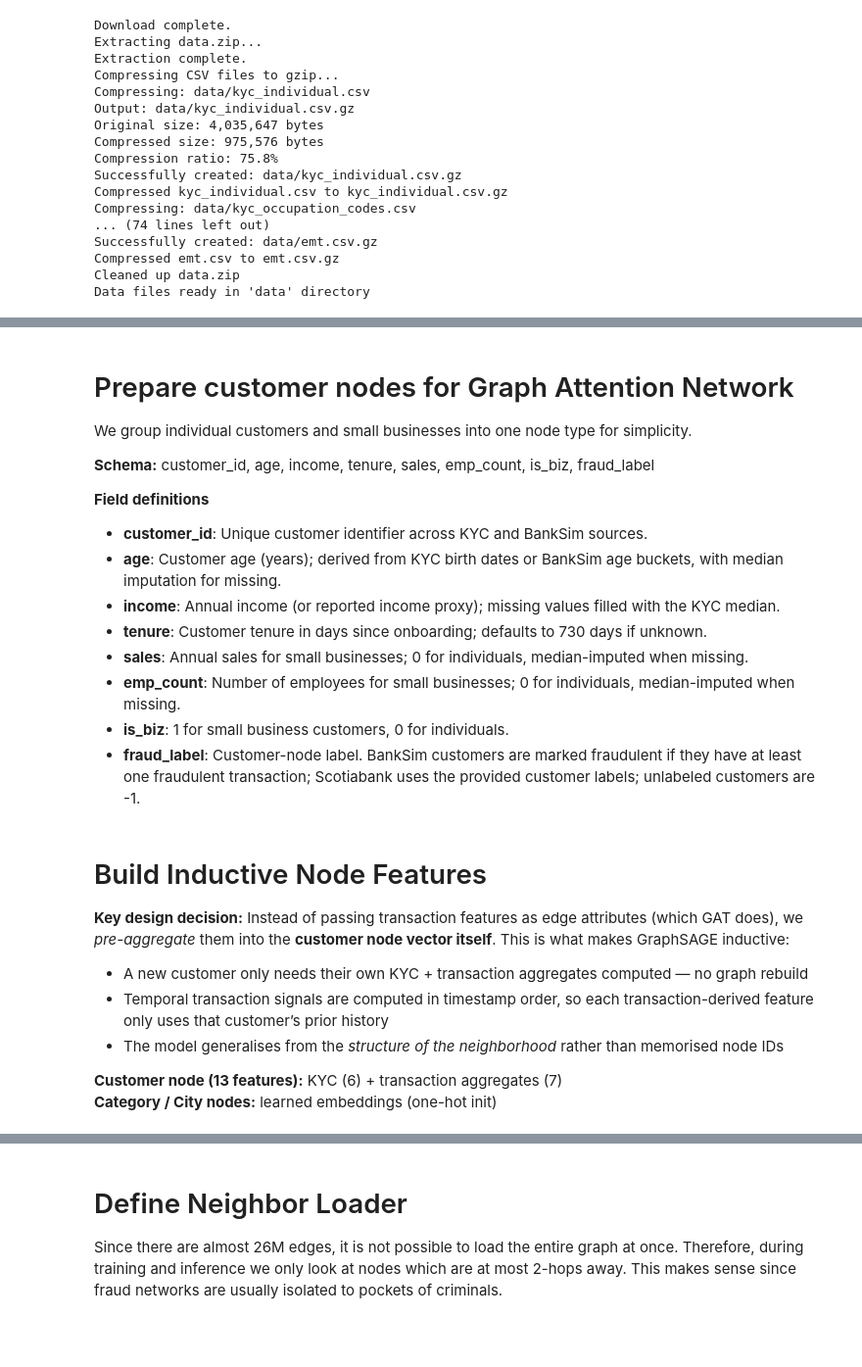
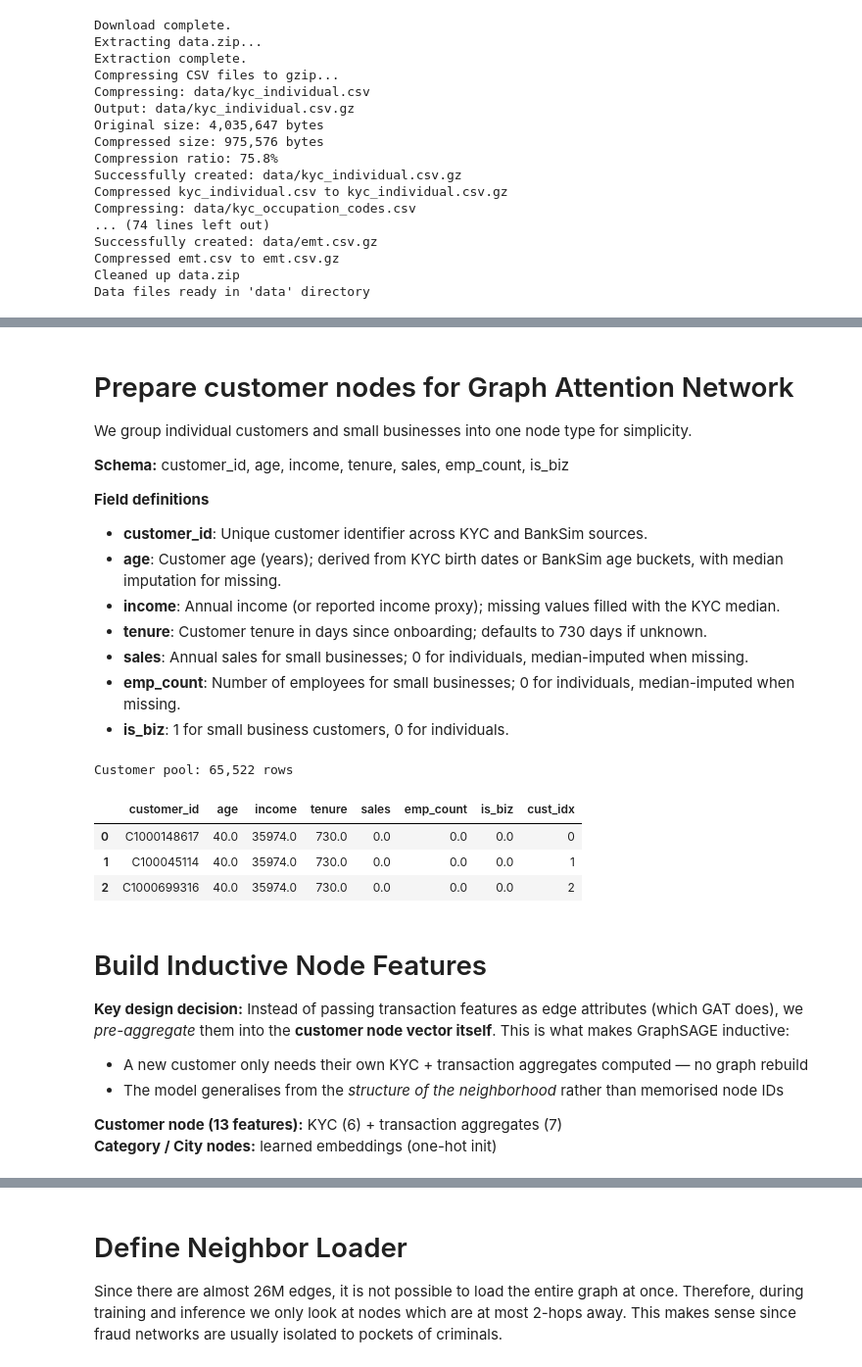
Before and after one commit to freq1062/imi-bigdata-2026, a Jupyter notebook: training.ipynb, the cells around one changed output, grey strips where cells are left out. Shown at 98% size. Saved outputs shown, nothing was run; the diff lists cells and outputs as text; code cells hidden in the pictures; blank space fills up the shorter version.

```diff
--- a/training.ipynb
+++ b/training.ipynb
@@ -412,7 +400,7 @@ master_pool.head(3)
 
 We group individual customers and small businesses into one node type for simplicity.
 
-**Schema:** customer_id, age, income, tenure, sales, emp_count, is_biz, fraud_label
+**Schema:** customer_id, age, income, tenure, sales, emp_count, is_biz
 
 **Field definitions**
 - **customer_id**: Unique customer identifier across KYC and BankSim sources.
@@ -422,50 +410,13 @@ We group individual customers and small businesses into one node type for simpli
 - **sales**: Annual sales for small businesses; 0 for individuals, median-imputed when missing.
 - **emp_count**: Number of employees for small businesses; 0 for individuals, median-imputed when missing.
 - **is_biz**: 1 for small business customers, 0 for individuals.
-- **fraud_label**: Customer-node label. BankSim customers are marked fraudulent if they have at least one fraudulent transaction; Scotiabank uses the provided customer labels; unlabeled customers are -1.
 # %%
 def compute_tenure_days(df, date_col='onboard_date'):
     if date_col in df.columns:
         return (pd.Timestamp('2025-01-31') - pd.to_datetime(df[date_col], errors='coerce')).dt.days
     return pd.Series([np.nan] * len(df))
 
-
-CUSTOMER_POOL_REQUIRED_COLS = {
-    'customer_id', 'age', 'income', 'tenure', 'sales',
-    'emp_count', 'is_biz', 'cust_idx', 'fraud_label'
-}
-
-
-def build_customer_label_lookup():
-    scotia_labels = pd.read_csv(os.path.join(data_path, 'labels.csv.gz'))
-    scotia_labels['customer_id'] = scotia_labels['customer_id'].astype(str)
-    scotia_labels = scotia_labels.rename(columns={'label': 'fraud_label'})
-    scotia_labels['fraud_label'] = scotia_labels['fraud_label'].astype('int8')
-
-    banksim_labels = pd.read_csv(
-        os.path.join(banksim_path, 'bs140513_032310.csv.gz'),
-        usecols=['customer', 'fraud']
-    )
-    banksim_labels['customer_id'] = banksim_labels['customer'].astype(str).str.replace("'", '', regex=False)
-    banksim_customer_labels = (
-        banksim_labels.groupby('customer_id')['fraud']
-        .max()
-        .astype('int8')
-        .rename('fraud_label')
-        .reset_index()
-    )
-
-    combined_labels = pd.concat(
-        [scotia_labels[['customer_id', 'fraud_label']], banksim_customer_labels],
-        axis=0,
-        ignore_index=True
-    )
-    return combined_labels.groupby('customer_id')['fraud_label'].max()
-
-
 def build_customer_pool():
-    label_lookup = build_customer_label_lookup()
-
     kyc_ind = pd.read_csv(os.path.join(data_path, 'kyc_individual.csv.gz'))
     kyc_biz = pd.read_csv(os.path.join(data_path, 'kyc_smallbusiness.csv.gz'))
     kyc_ind.columns = kyc_ind.columns.str.lower()
@@ -507,54 +458,49 @@ def build_customer_pool():
         df['sales'] = df['sales'].fillna(median_sales)
         df['emp_count'] = df['emp_count'].fillna(median_emp)
 
     banksim = pd.read_csv(os.path.join(banksim_path, 'bs140513_032310.csv.gz'), usecols=['customer', 'age'])
-    banksim['customer'] = banksim['customer'].astype(str).str.replace("'", '', regex=False)
+    banksim['customer'] = banksim['customer'].astype(str)
     banksim['age'] = banksim['age'].astype(str).str.strip("'")
     age_map_bs = {'0': 18, '1': 22, '2': 30, '3': 40, '4': 50, '5': 60, '6': 70, 'U': median_age}
     banksim['age_num'] = banksim['age'].map(age_map_bs).fillna(median_age)
 
     banksim_customers = master_pool.loc[master_pool['source_dataset'] == 'banksim', 'customer_id'].astype(str).unique()
     banksim_age_lkp = banksim.drop_duplicates('customer').set_index('customer')['age_num']
     banksim_df = pd.DataFrame({
         'customer_id': banksim_customers,
         'age': [banksim_age_lkp.get(c, median_age) for c in banksim_customers],
         'income': median_income, 'tenure': 730.0, 'sales': 0.0, 'emp_count': 0.0, 'is_biz': 0
     })
 
     customers_df = pd.concat([ind, biz, banksim_df], axis=0, ignore_index=True)
     customers_df['cust_idx'] = customers_df['customer_id'].map(cust_map)
     customers_df = customers_df.dropna(subset=['cust_idx']).sort_values('cust_idx').reset_index(drop=True)
-    customers_df[['age','income','tenure','sales','emp_count','is_biz']] =         customers_df[['age','income','tenure','sales','emp_count','is_biz']].astype(float)
-    customers_df['cust_idx'] = customers_df['cust_idx'].astype(int)
-    customers_df['fraud_label'] = customers_df['customer_id'].map(label_lookup).fillna(-1).astype('int8')
+    customers_df[['age','income','tenure','sales','emp_count','is_biz']] = \
+        customers_df[['age','income','tenure','sales','emp_count','is_biz']].astype(float)
     return customers_df
 
-
-def customer_pool_cache_is_current(path):
-    if not os.path.exists(path):
-        return False
-
-    cached_cols = set(pd.read_csv(path, compression='gzip', nrows=0).columns)
-    return CUSTOMER_POOL_REQUIRED_COLS.issubset(cached_cols)
-
-
 cust_path = "customer_pool.csv.gz"
-if not customer_pool_cache_is_current(cust_path):
+if not os.path.exists(cust_path):
     print("Building customer pool")
     customer_pool = build_customer_pool()
     customer_pool.to_csv(cust_path, index=False, compression="gzip")
 else:
     customer_pool = pd.read_csv(cust_path, compression="gzip")
 
 print(f"Customer pool: {len(customer_pool):,} rows")
 customer_pool.head(3)
+# %% [output]
+Customer pool: 65,522 rows
+|  | customer_id | age | income | tenure | sales | emp_count | is_biz | cust_idx |
+| 0 | C1000148617 | 40.0 | 35974.0 | 730.0 | 0.0 | 0.0 | 0.0 | 0 |
+| 1 | C100045114 | 40.0 | 35974.0 | 730.0 | 0.0 | 0.0 | 0.0 | 1 |
+| 2 | C1000699316 | 40.0 | 35974.0 | 730.0 | 0.0 | 0.0 | 0.0 | 2 |
 # %% [markdown]
 # Build Inductive Node Features
 
 **Key design decision:** Instead of passing transaction features as edge attributes (which GAT does), we *pre-aggregate* them into the **customer node vector itself**. This is what makes GraphSAGE inductive:
 
 - A new customer only needs their own KYC + transaction aggregates computed — no graph rebuild
-- Temporal transaction signals are computed in timestamp order, so each transaction-derived feature only uses that customer’s prior history
 - The model generalises from the *structure of the neighborhood* rather than memorised node IDs
 
 **Customer node (13 features):** KYC (6) + transaction aggregates (7)
```
Also changed, not shown: parts of 24 cells of this notebook, 1 other file.
